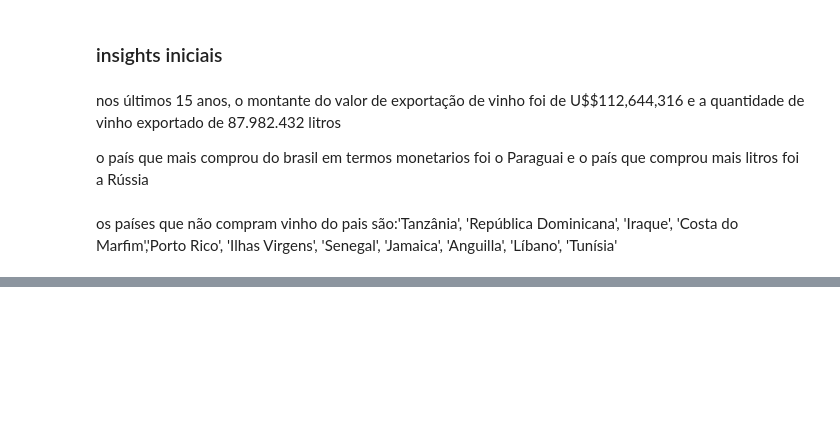
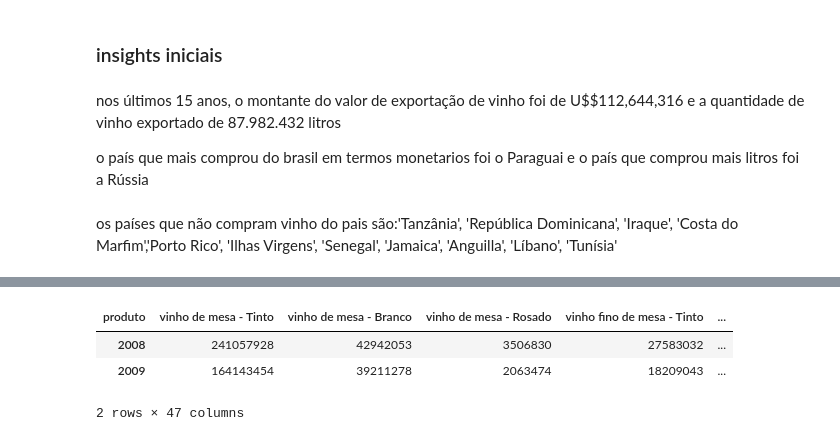
Before and after one commit to arianesannt/notebooks, a Jupyter notebook: atividadeFIAP.ipynb, the cells around one changed output, grey strips where cells are left out. Cells and saved outputs as stored; diff of their text form; code cells hidden in the pictures; blank space fills up the shorter version.

```diff
--- a/atividadeFIAP.ipynb
+++ b/atividadeFIAP.ipynb
@@ -409,0 +467,6 @@ os países que não compram vinho do pais são:'Tanzânia', 'República Dominica
+# %%
+# deixando informações dos últimos 15 anos apenas
+
+colunas = producao.columns[-15:]
+colunas = colunas.insert(0, 'produto')
+producao = producao[colunas]
@@ -409,0 +475,12 @@ os países que não compram vinho do pais são:'Tanzânia', 'República Dominica
+# %%
+# colocando a coluna produto como index
+producao_s = producao.set_index('produto')
+# %%
+# criando um dataframe pra série temporal
+producao_s = producao_s.T
+producao_s.head(2)
+# %% [output]
+| produto | vinho de mesa - Tinto | vinho de mesa - Branco | vinho de mesa - Rosado | vinho fino de mesa - Tinto | ... |
+| 2008 | 241057928 | 42942053 | 3506830 | 27583032 | ... |
+| 2009 | 164143454 | 39211278 | 2063474 | 18209043 | ... |
+2 rows × 47 columns
```
Also changed, not shown: parts of 17 cells of this notebook.
